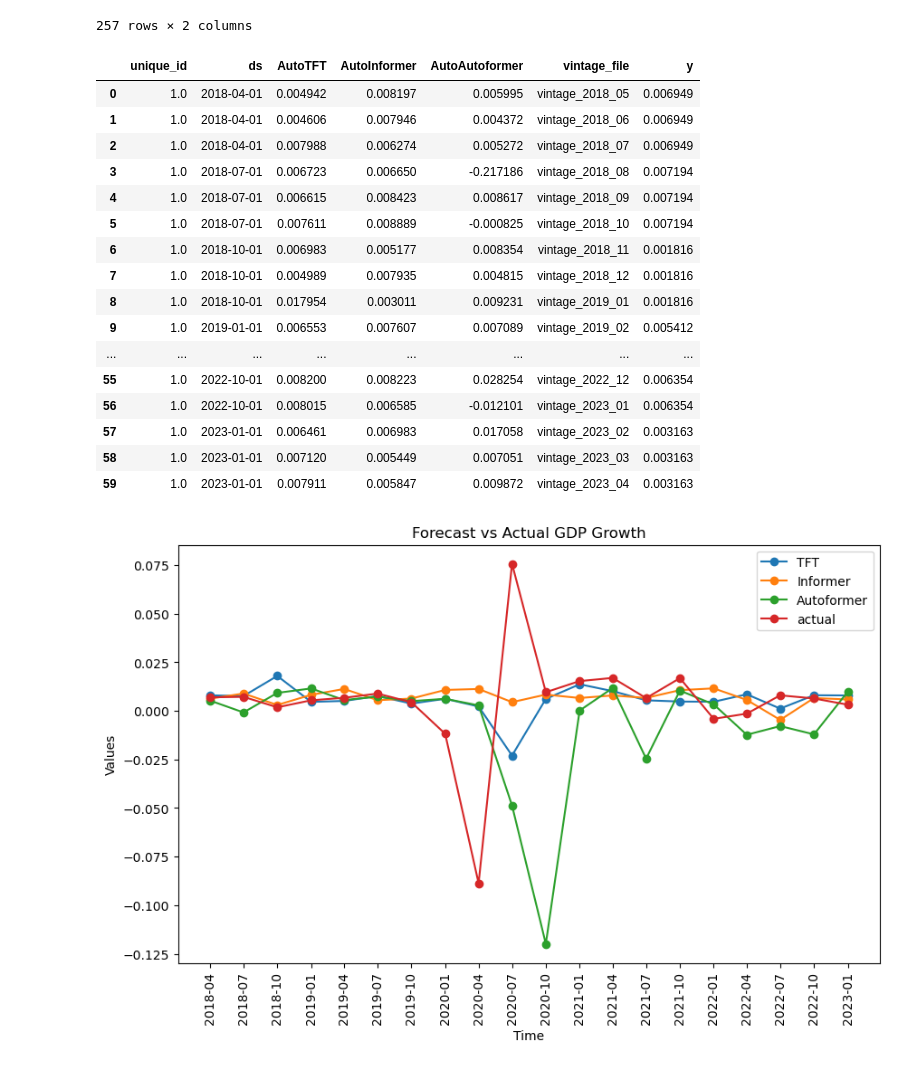
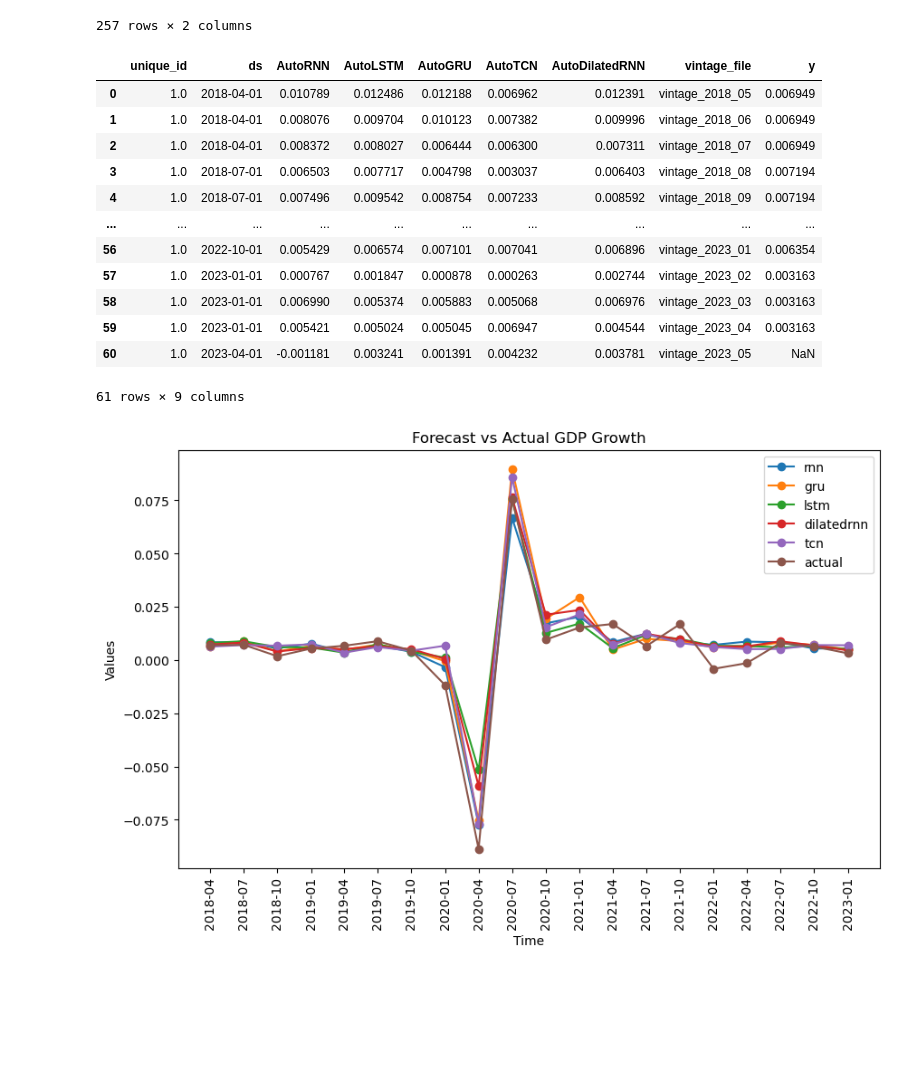
Before and after one commit to Stellenbosch-Econometrics/NowcastingUSGDP, a Jupyter notebook: results/deep_learning/result_analysis_test.ipynb, the cells around one changed output. Drawn from its saved outputs; the diff is of its cells as text; code cells hidden in the pictures; blank space fills up the shorter version.

```diff
--- a/results/deep_learning/result_analysis_test.ipynb
+++ b/results/deep_learning/result_analysis_test.ipynb
@@ -3,7 +3,10 @@ import pandas as pd
 import numpy as np
 import matplotlib.pyplot as plt
 
-df1 = pd.read_csv('../deep_learning/transformer_results_new.csv')
+# df1 = pd.read_csv('../deep_learning/transformer_revised_results_h1_58.csv')
+# df1 = pd.read_csv('../deep_learning/mlp_revised_results_h1_61.csv')
+df1 = pd.read_csv('../deep_learning/rnn_results_h1_61.csv')
+# df1 = pd.read_csv('../deep_learning/mlp_results_h2_61.csv')
 # %%
 df1.head()
 # %% [output]
@@ -56,51 +59,50 @@ df1 = pd.merge(df1, df2, on='ds', how='left')
 # %%
 df1
 # %% [output]
-|  | unique_id | ds | AutoTFT | AutoInformer | AutoAutoformer | vintage_file | y |
-| 0 | 1.0 | 2018-04-01 | 0.004942 | 0.008197 | 0.005995 | vintage_2018_05 | 0.006949 |
-| 1 | 1.0 | 2018-04-01 | 0.004606 | 0.007946 | 0.004372 | vintage_2018_06 | 0.006949 |
-| 2 | 1.0 | 2018-04-01 | 0.007988 | 0.006274 | 0.005272 | vintage_2018_07 | 0.006949 |
-| 3 | 1.0 | 2018-07-01 | 0.006723 | 0.006650 | -0.217186 | vintage_2018_08 | 0.007194 |
-| 4 | 1.0 | 2018-07-01 | 0.006615 | 0.008423 | 0.008617 | vintage_2018_09 | 0.007194 |
-| 5 | 1.0 | 2018-07-01 | 0.007611 | 0.008889 | -0.000825 | vintage_2018_10 | 0.007194 |
-| 6 | 1.0 | 2018-10-01 | 0.006983 | 0.005177 | 0.008354 | vintage_2018_11 | 0.001816 |
-| 7 | 1.0 | 2018-10-01 | 0.004989 | 0.007935 | 0.004815 | vintage_2018_12 | 0.001816 |
-| 8 | 1.0 | 2018-10-01 | 0.017954 | 0.003011 | 0.009231 | vintage_2019_01 | 0.001816 |
-| 9 | 1.0 | 2019-01-01 | 0.006553 | 0.007607 | 0.007089 | vintage_2019_02 | 0.005412 |
-| ... | ... | ... | ... | ... | ... | ... | ... |
-| 55 | 1.0 | 2022-10-01 | 0.008200 | 0.008223 | 0.028254 | vintage_2022_12 | 0.006354 |
-| 56 | 1.0 | 2022-10-01 | 0.008015 | 0.006585 | -0.012101 | vintage_2023_01 | 0.006354 |
-| 57 | 1.0 | 2023-01-01 | 0.006461 | 0.006983 | 0.017058 | vintage_2023_02 | 0.003163 |
-| 58 | 1.0 | 2023-01-01 | 0.007120 | 0.005449 | 0.007051 | vintage_2023_03 | 0.003163 |
-| 59 | 1.0 | 2023-01-01 | 0.007911 | 0.005847 | 0.009872 | vintage_2023_04 | 0.003163 |
+|  | unique_id | ds | AutoRNN | AutoLSTM | AutoGRU | AutoTCN | AutoDilatedRNN | vintage_file | y |
+| 0 | 1.0 | 2018-04-01 | 0.010789 | 0.012486 | 0.012188 | 0.006962 | 0.012391 | vintage_2018_05 | 0.006949 |
+| 1 | 1.0 | 2018-04-01 | 0.008076 | 0.009704 | 0.010123 | 0.007382 | 0.009996 | vintage_2018_06 | 0.006949 |
+| 2 | 1.0 | 2018-04-01 | 0.008372 | 0.008027 | 0.006444 | 0.006300 | 0.007311 | vintage_2018_07 | 0.006949 |
+| 3 | 1.0 | 2018-07-01 | 0.006503 | 0.007717 | 0.004798 | 0.003037 | 0.006403 | vintage_2018_08 | 0.007194 |
+| 4 | 1.0 | 2018-07-01 | 0.007496 | 0.009542 | 0.008754 | 0.007233 | 0.008592 | vintage_2018_09 | 0.007194 |
+| ... | ... | ... | ... | ... | ... | ... | ... | ... | ... |
+| 56 | 1.0 | 2022-10-01 | 0.005429 | 0.006574 | 0.007101 | 0.007041 | 0.006896 | vintage_2023_01 | 0.006354 |
+| 57 | 1.0 | 2023-01-01 | 0.000767 | 0.001847 | 0.000878 | 0.000263 | 0.002744 | vintage_2023_02 | 0.003163 |
+| 58 | 1.0 | 2023-01-01 | 0.006990 | 0.005374 | 0.005883 | 0.005068 | 0.006976 | vintage_2023_03 | 0.003163 |
+| 59 | 1.0 | 2023-01-01 | 0.005421 | 0.005024 | 0.005045 | 0.006947 | 0.004544 | vintage_2023_04 | 0.003163 |
+| 60 | 1.0 | 2023-04-01 | -0.001181 | 0.003241 | 0.001391 | 0.004232 | 0.003781 | vintage_2023_05 | NaN |
+61 rows × 9 columns
 # %%
 import matplotlib.pyplot as plt
 import matplotlib.dates as mdates
 
 # Select every third row starting from the third row (index 2)
 df_subset = df1[2::3]
 
 fig, ax = plt.subplots(figsize=(10, 6))
 
 # Plot 'AutoRNN' against 'ds'
-ax.plot(df_subset['ds'], df_subset['AutoTFT'], marker='o', label='TFT')
-ax.plot(df_subset['ds'], df_subset['AutoInformer'], marker='o', label='Informer')
-ax.plot(df_subset['ds'], df_subset['AutoAutoformer'], marker='o', label='Autoformer')
+ax.plot(df_subset['ds'], df_subset['AutoRNN'], marker='o', label='rnn')
+ax.plot(df_subset['ds'], df_subset['AutoGRU'], marker='o', label='gru')
+ax.plot(df_subset['ds'], df_subset['AutoLSTM'], marker='o', label='lstm')
+ax.plot(df_subset['ds'], df_subset['AutoDilatedRNN'], marker='o', label='dilatedrnn')
+ax.plot(df_subset['ds'], df_subset['AutoTCN'], marker='o', label='tcn')
+
 
 # Plot 'y' against 'ds'
 ax.plot(df_subset['ds'], df_subset['y'], marker='o', label='actual')
 
 # Format the x axis
 ax.xaxis.set_major_locator(mdates.MonthLocator(interval=3))  # adjust the interval as needed
 ax.xaxis.set_major_formatter(mdates.DateFormatter('%Y-%m'))
 
 # Make x-axis labels vertical
 plt.xticks(rotation=90)
 
 plt.xlabel('Time')
 plt.ylabel('Values')
 plt.title('Forecast vs Actual GDP Growth')
 plt.legend()  # display labels in the top right corner
 plt.show()
 # %% [output]
-[figure, old version]
+[figure, new version]
```
Also changed, not shown: parts of 1 cell of this notebook, 25 other files.
